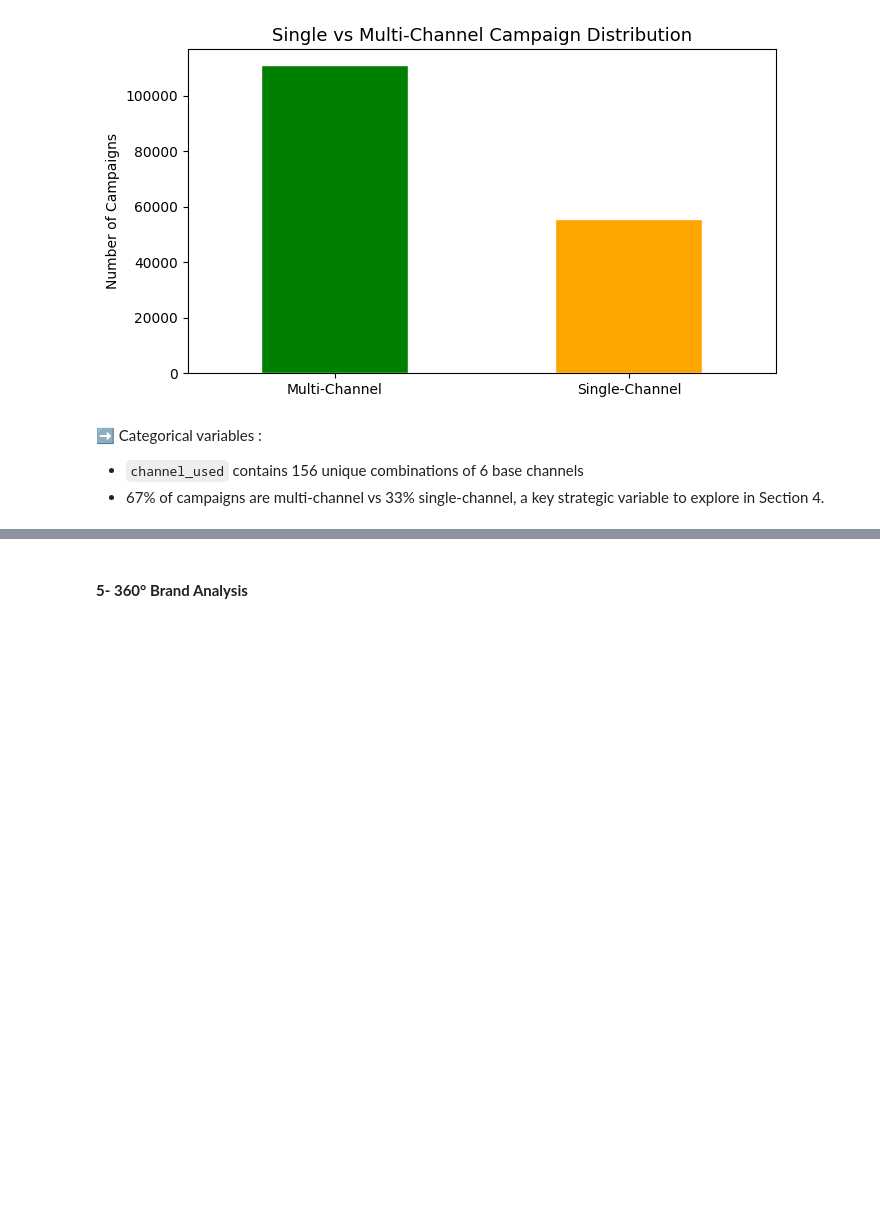
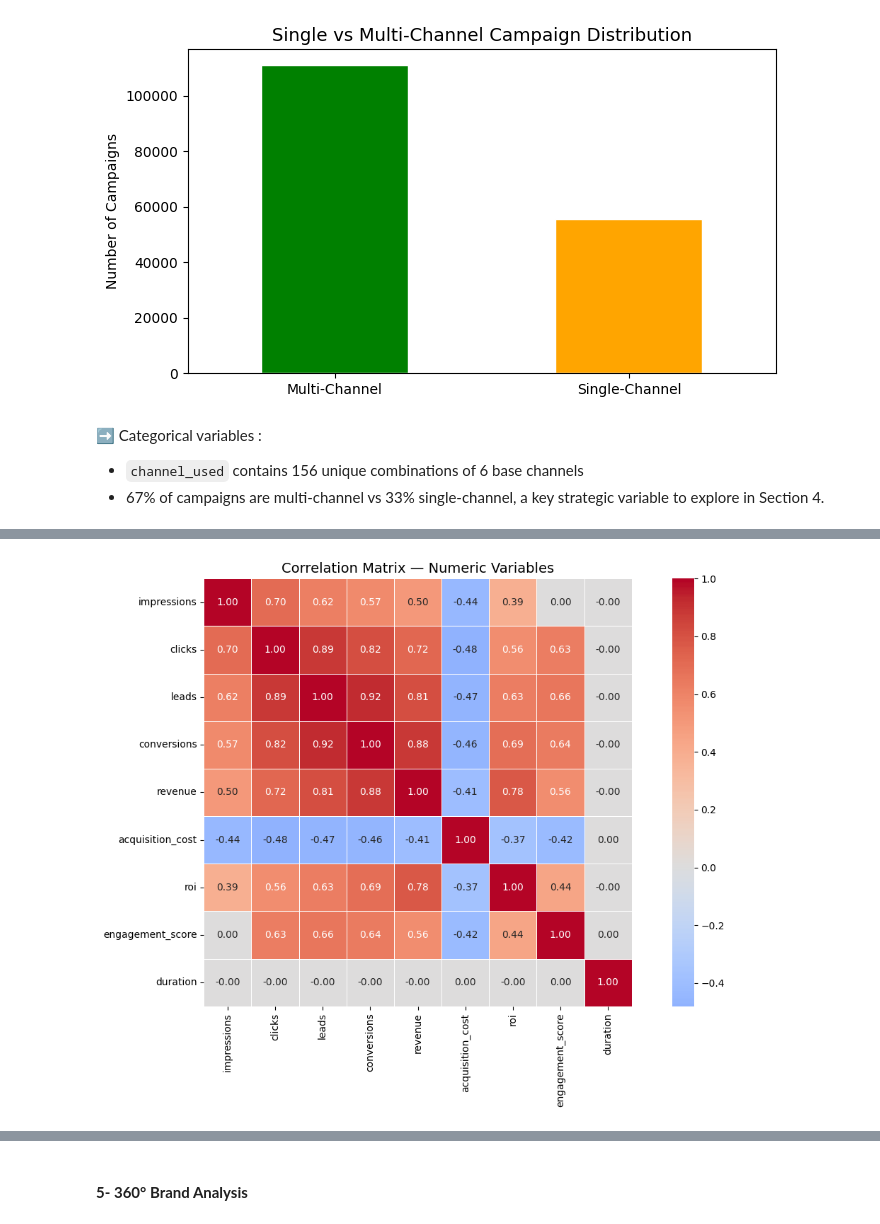
Before and after one commit to salimatter/marketing-campaign-audit, a Jupyter notebook: multi_brand_marketing_campaign.ipynb, the cells around one changed output, grey strips where cells are left out. Saved outputs shown, nothing was run; the diff lists cells and outputs as text; code cells hidden in the pictures; blank space fills up the shorter version.

```diff
--- a/multi_brand_marketing_campaign.ipynb
+++ b/multi_brand_marketing_campaign.ipynb
@@ -456,0 +467,26 @@ Name: proportion, dtype: float64
+# %%
+# Correlation heatmap to identify relationships between numeric variables
+# Focus on how performance metrics relate to each other
+
+numeric_cols = ["impressions", "clicks", "leads", "conversions",
+                "revenue", "acquisition_cost", "roi",
+                "engagement_score", "duration"]
+
+corr_matrix = df[numeric_cols].corr().round(2)
+
+plt.figure(figsize=(12, 8))
+sns.heatmap(
+    corr_matrix,
+    annot=True,
+    fmt=".2f",
+    cmap="coolwarm",
+    center=0,
+    square=True,
+    linewidths=0.5
+)
+
+plt.title("Correlation Matrix — Numeric Variables", fontsize=14)
+plt.tight_layout()
+plt.show()
+# %% [output]
+[figure, added]
```
Also changed, not shown: parts of 10 cells of this notebook.
